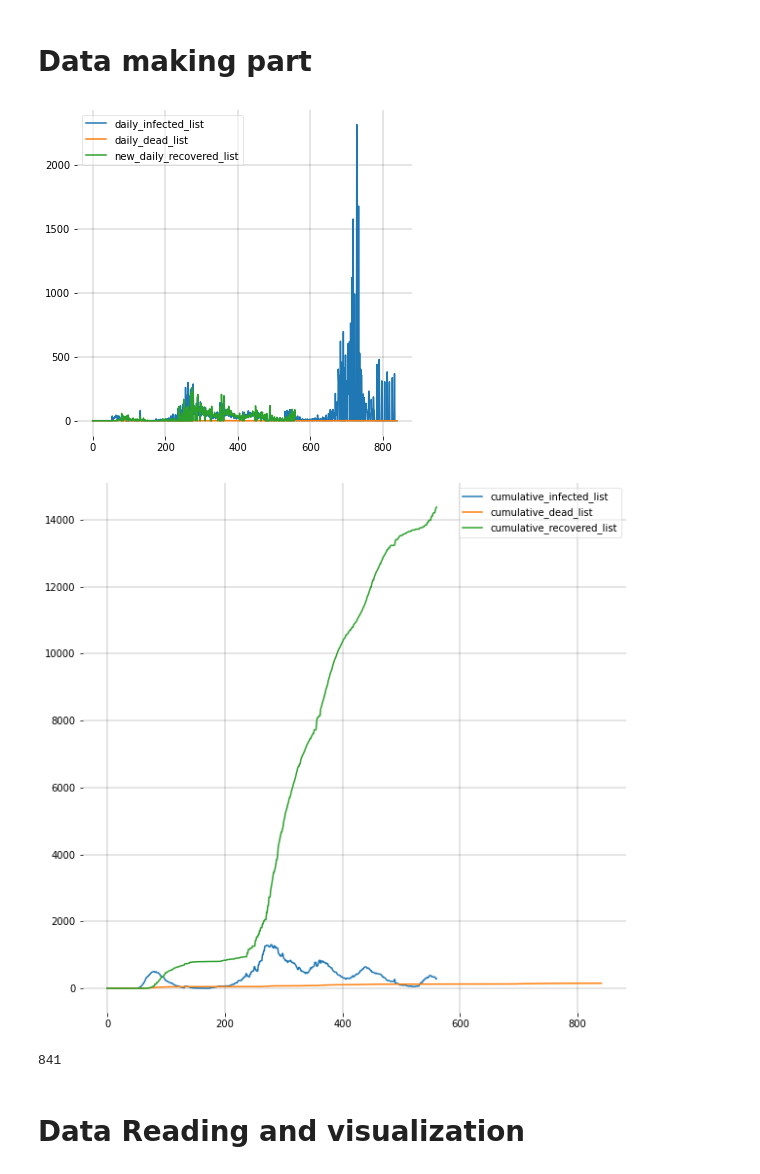
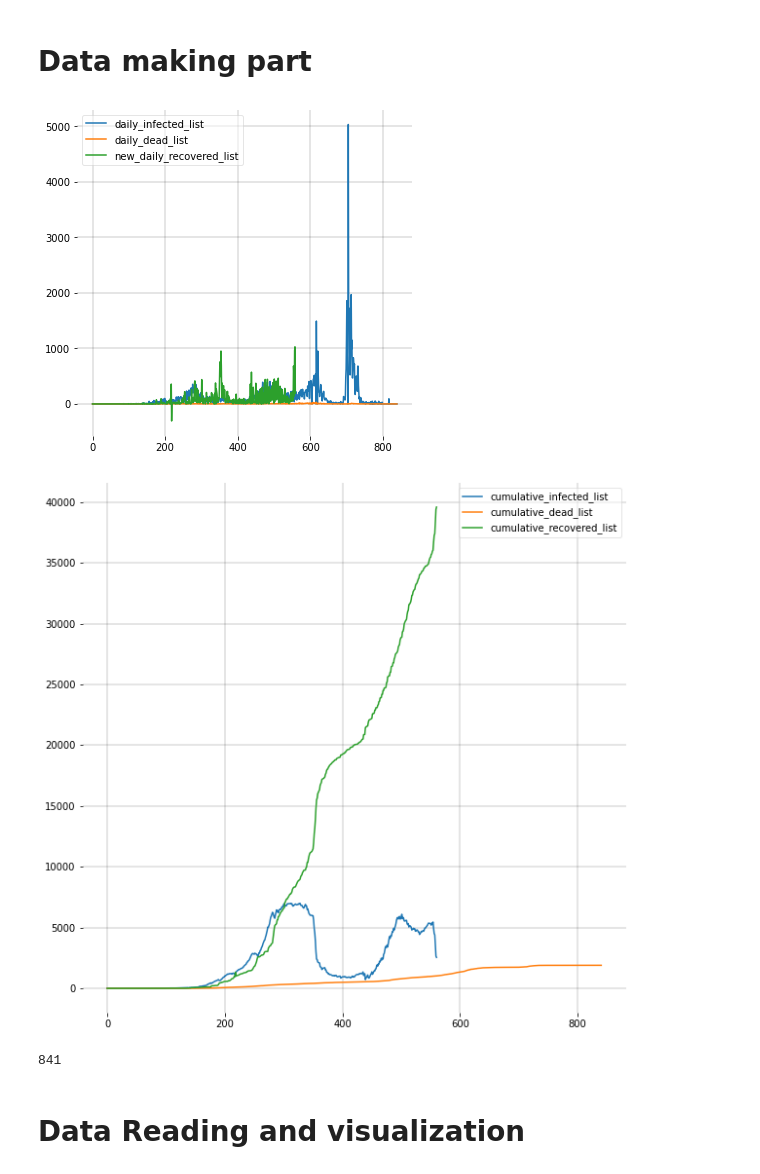
Before and after one commit to jhgoblue/covid-19-pbl, a Jupyter notebook: dinn-sird-baseline.ipynb, the cells around one changed output. Saved outputs shown, nothing was run; the diff lists cells and outputs as text; code cells hidden in the pictures.

Commit message:
Kaggle Notebook | DINN-SIRD-baseline | Angola_570

```diff
--- a/dinn-sird-baseline.ipynb
+++ b/dinn-sird-baseline.ipynb
@@ -55,7 +55,7 @@ for file_name in sorted_fnames:
     confirmed = 0
     recovered = 0
     for key,row in df.iterrows():
-        if key == 'Andorra':
+        if key == 'Angola':
             deaths = deaths + row['Deaths']
             confirmed = confirmed + row['Confirmed']
             recovered = recovered + row['Recovered']
@@ -97,34 +97,34 @@ for spine in ('top', 'right', 'bottom', 'left'):
     ax.spines[spine].set_visible(False)
 plt.show();
 # %% [output]
-[figure, old version]
+[figure, new version]
 # %%
 # Making the SIDR list
-N = 79535
+N = 33086278
 cumulative_susceptible_list = []
 for i in range(len(cumulative_recovered_list)):
     cumulative_infected_list[i]=(cumulative_infected_list[i] - cumulative_recovered_list[i]- cumulative_dead_list[i])
     cumulative_susceptible_list.append(N - cumulative_recovered_list[i] - cumulative_infected_list[i] - cumulative_dead_list[i])
 
 fig = plt.figure(figsize=(10,10))
 
 ax = fig.add_subplot(111, facecolor='#dddddd', axisbelow=True)
 ax.set_facecolor('xkcd:white')
 
 # plt.plot(cumulative_susceptible_list[:310], label = 'cumulative_susceptible_list')
 plt.plot(cumulative_infected_list, label = 'cumulative_infected_list')
 plt.plot(cumulative_dead_list, label = 'cumulative_dead_list')
 plt.plot(cumulative_recovered_list, label = 'cumulative_recovered_list')
 
 ax.grid(b=True, which='major', c='black', lw=0.2, ls='-')
 legend = ax.legend()
 legend.get_frame().set_alpha(0.5)
 for spine in ('top', 'right', 'bottom', 'left'):
     ax.spines[spine].set_visible(False)
 plt.show();
 print(len(cumulative_susceptible_list))
 # %% [output]
-[figure, old version]
+[figure, new version]
 841
 # %%
 #save as csv files
```
Also changed, not shown: parts of 8 cells of this notebook.
